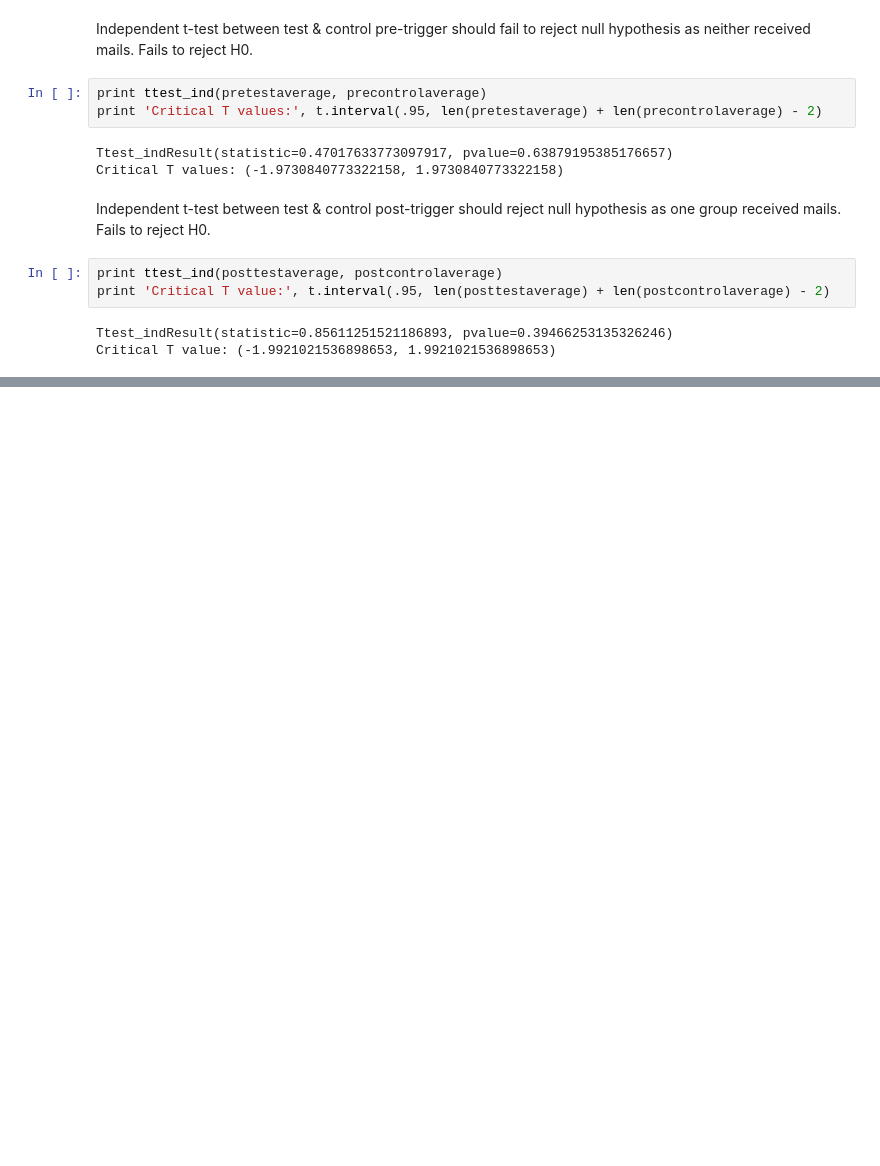
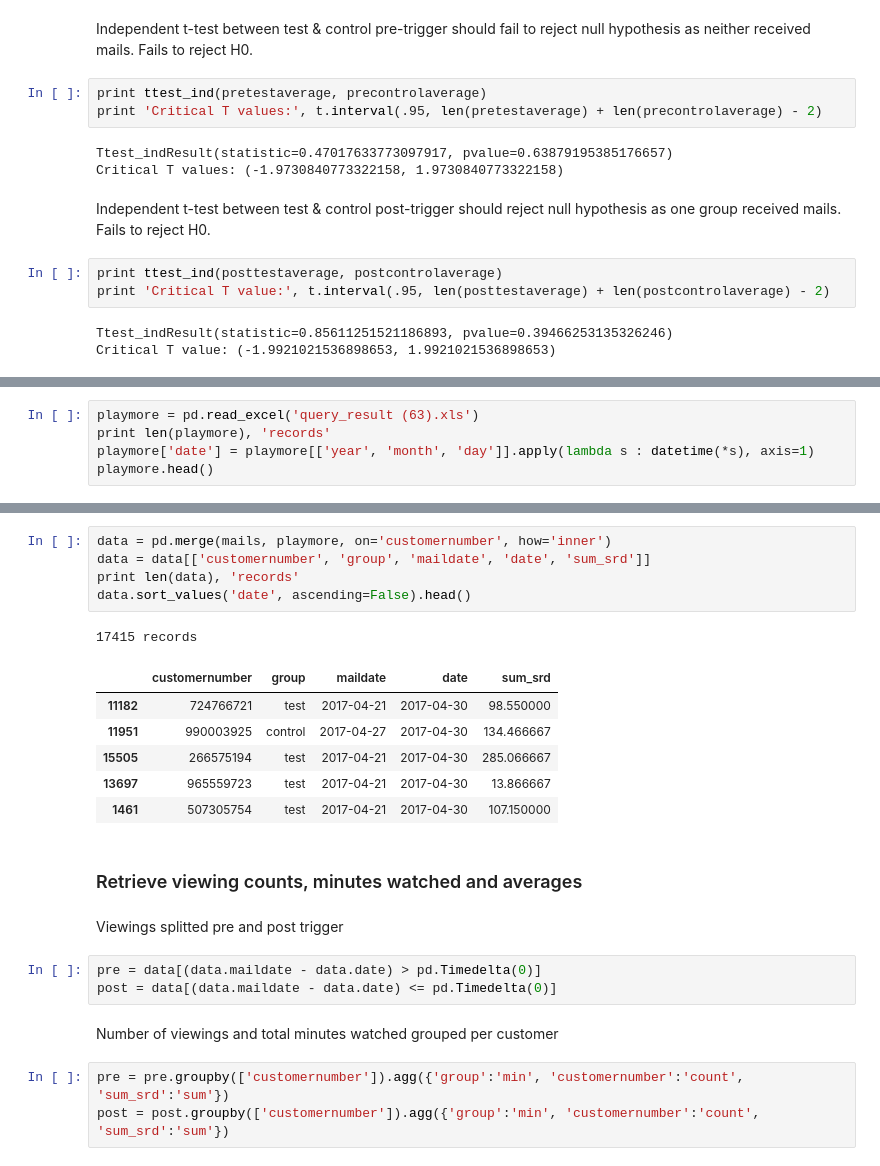
Before and after one commit to dezwier/notebooks, a Jupyter notebook: Ngdata/Bouygues video data.ipynb, the cells around one changed output, grey strips where cells are left out. Cells and saved outputs as stored; diff of their text form; blank space fills up the shorter version.

```diff
--- a/Ngdata/Bouygues video data.ipynb
+++ b/Ngdata/Bouygues video data.ipynb
@@ -289,0 +250,5 @@ Critical T value: (-1.9921021536898653, 1.9921021536898653)
+# %%
+playmore = pd.read_excel('query_result (63).xls')
+print len(playmore), 'records'
+playmore['date'] = playmore[['year', 'month', 'day']].apply(lambda s : datetime(*s), axis=1)
+playmore.head()
@@ -289,0 +263,25 @@ Critical T value: (-1.9921021536898653, 1.9921021536898653)
+# %%
+data = pd.merge(mails, playmore, on='customernumber', how='inner')
+data = data[['customernumber', 'group', 'maildate', 'date', 'sum_srd']]
+print len(data), 'records'
+data.sort_values('date', ascending=False).head()
+# %% [output]
+17415 records
+|  | customernumber | group | maildate | date | sum_srd |
+| 11182 | 724766721 | test | 2017-04-21 | 2017-04-30 | 98.550000 |
+| 11951 | 990003925 | control | 2017-04-27 | 2017-04-30 | 134.466667 |
+| 15505 | 266575194 | test | 2017-04-21 | 2017-04-30 | 285.066667 |
+| 13697 | 965559723 | test | 2017-04-21 | 2017-04-30 | 13.866667 |
+| 1461 | 507305754 | test | 2017-04-21 | 2017-04-30 | 107.150000 |
+# %% [markdown]
+### Retrieve viewing counts, minutes watched and averages
+# %% [markdown]
+Viewings splitted pre and post trigger
+# %%
+pre = data[(data.maildate - data.date) > pd.Timedelta(0)]
+post = data[(data.maildate - data.date) <= pd.Timedelta(0)]
+# %% [markdown]
+Number of viewings and total minutes watched grouped per customer
+# %%
+pre = pre.groupby(['customernumber']).agg({'group':'min', 'customernumber':'count', 'sum_srd':'sum'})
+post = post.groupby(['customernumber']).agg({'group':'min', 'customernumber':'count', 'sum_srd':'sum'})
```
Also changed, not shown: parts of 37 cells of this notebook, 5 other files.
